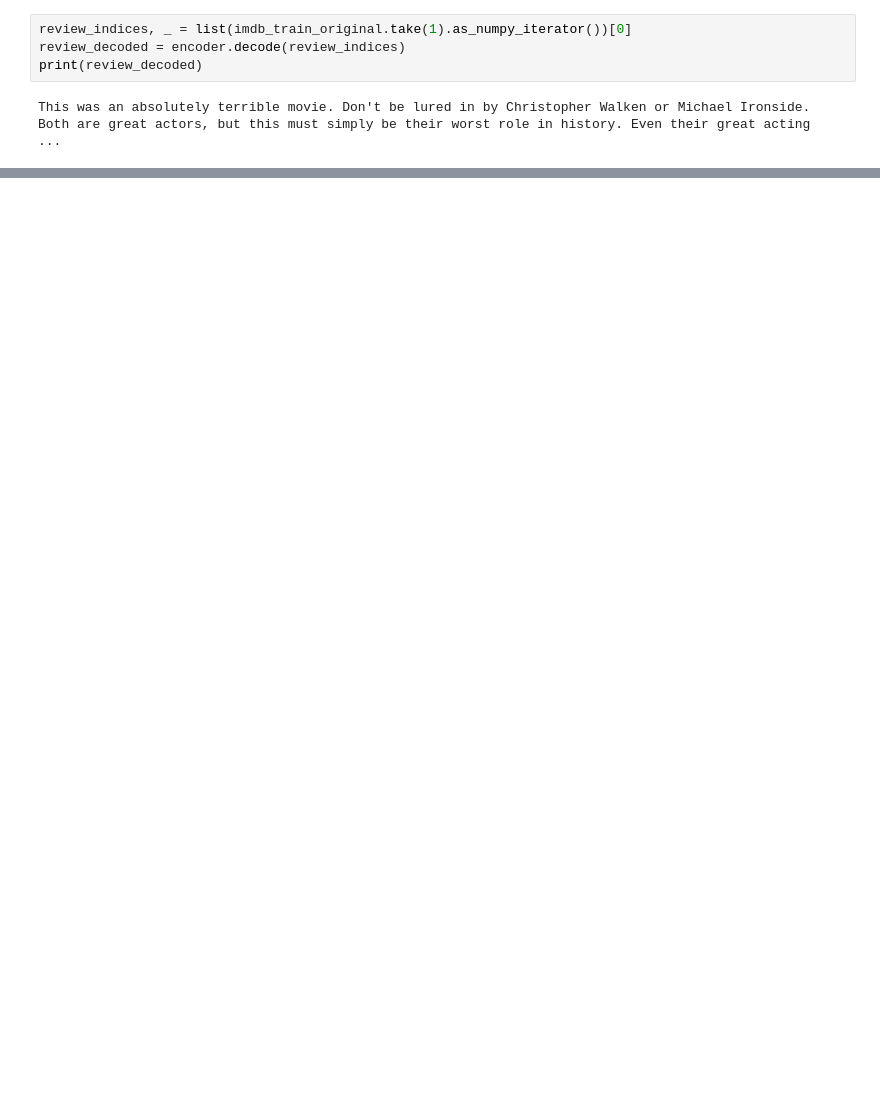
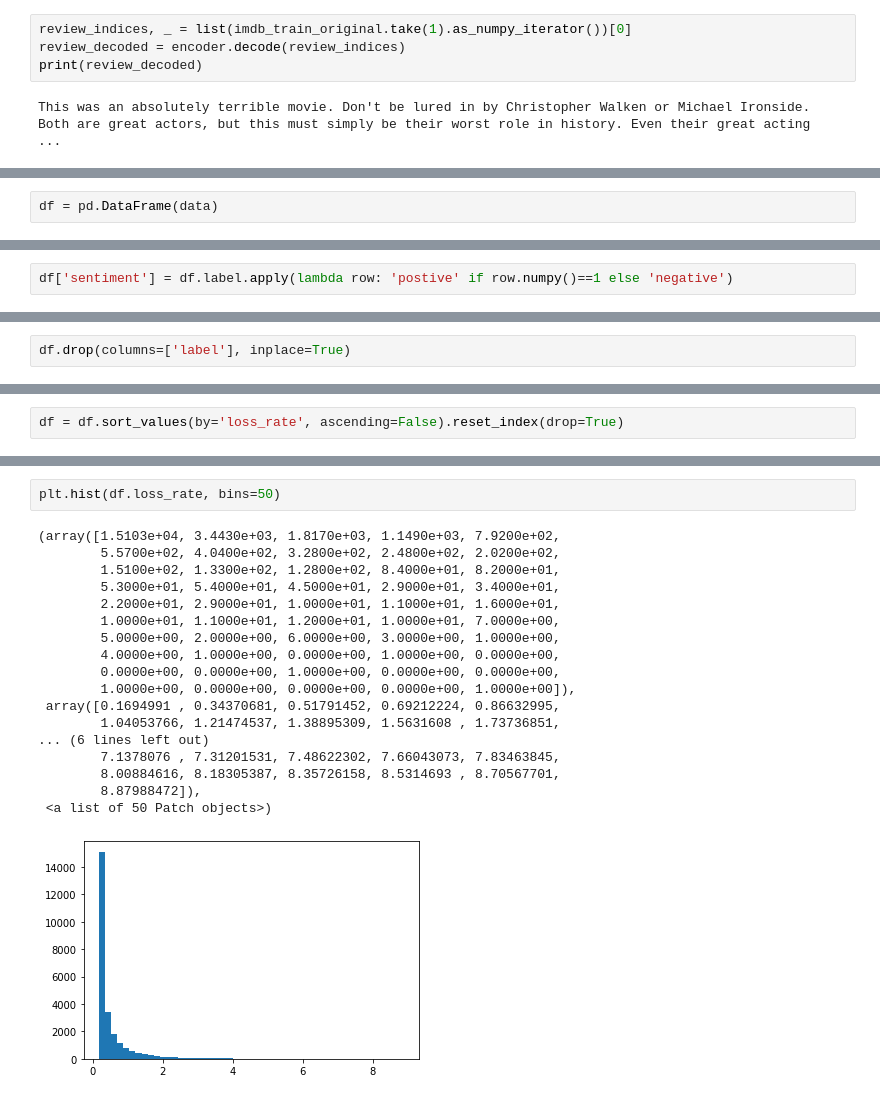
Before and after one commit to NAVSmith/DL_pipelines, a Jupyter notebook: nlp_pipeline.ipynb, the cells around one changed output, grey strips where cells are left out. Cells and saved outputs as stored; diff of their text form; blank space fills up the shorter version.

```diff
--- a/nlp_pipeline.ipynb
+++ b/nlp_pipeline.ipynb
@@ -269,0 +355,2 @@ loss, accuracy
+# %%
+df = pd.DataFrame(data)
@@ -269,0 +366,2 @@ loss, accuracy
+# %%
+df['sentiment'] = df.label.apply(lambda row: 'postive' if row.numpy()==1 else 'negative')
@@ -269,0 +370,2 @@ loss, accuracy
+# %%
+df.drop(columns=['label'], inplace=True)
@@ -269,0 +378,2 @@ loss, accuracy
+# %%
+df = df.sort_values(by='loss_rate', ascending=False).reset_index(drop=True)
@@ -269,0 +408,21 @@ loss, accuracy
+# %%
+plt.hist(df.loss_rate, bins=50)
+# %% [output]
+(array([1.5103e+04, 3.4430e+03, 1.8170e+03, 1.1490e+03, 7.9200e+02,
+        5.5700e+02, 4.0400e+02, 3.2800e+02, 2.4800e+02, 2.0200e+02,
+        1.5100e+02, 1.3300e+02, 1.2800e+02, 8.4000e+01, 8.2000e+01,
+        5.3000e+01, 5.4000e+01, 4.5000e+01, 2.9000e+01, 3.4000e+01,
+        2.2000e+01, 2.9000e+01, 1.0000e+01, 1.1000e+01, 1.6000e+01,
+        1.0000e+01, 1.1000e+01, 1.2000e+01, 1.0000e+01, 7.0000e+00,
+        5.0000e+00, 2.0000e+00, 6.0000e+00, 3.0000e+00, 1.0000e+00,
+        4.0000e+00, 1.0000e+00, 0.0000e+00, 1.0000e+00, 0.0000e+00,
+        0.0000e+00, 0.0000e+00, 1.0000e+00, 0.0000e+00, 0.0000e+00,
+        1.0000e+00, 0.0000e+00, 0.0000e+00, 0.0000e+00, 1.0000e+00]),
+ array([0.1694991 , 0.34370681, 0.51791452, 0.69212224, 0.86632995,
+        1.04053766, 1.21474537, 1.38895309, 1.5631608 , 1.73736851,
+... (6 lines left out)
+        7.1378076 , 7.31201531, 7.48622302, 7.66043073, 7.83463845,
+        8.00884616, 8.18305387, 8.35726158, 8.5314693 , 8.70567701,
+        8.87988472]),
+ <a list of 50 Patch objects>)
+[figure, added]
```
Also changed, not shown: parts of 24 cells of this notebook, 1 other file.
